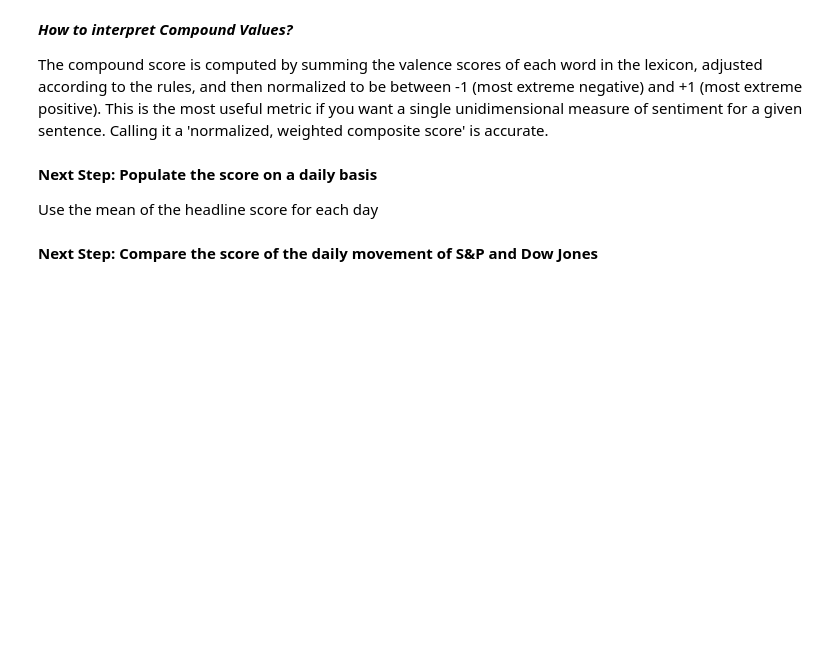
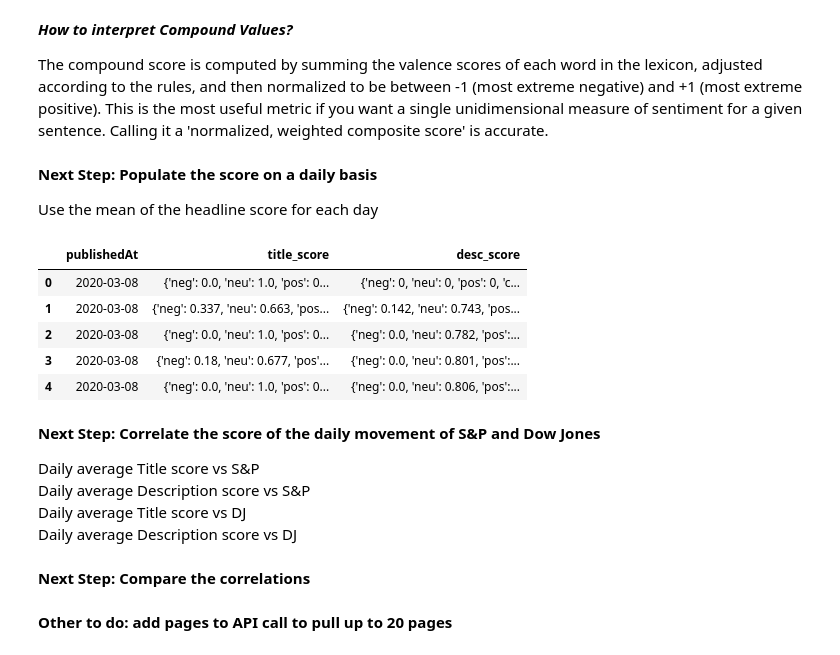
Before and after one commit to SusanQu/SentimentAnalysis, a Jupyter notebook: Sentiment Analysis with Vader.ipynb, the cells around one changed output. Saved outputs shown, nothing was run; the diff lists cells and outputs as text; code cells hidden in the pictures; blank space fills up the shorter version.

```diff
--- a/Sentiment Analysis with Vader.ipynb
+++ b/Sentiment Analysis with Vader.ipynb
@@ -35,0 +38,4 @@ sentiment_analyzer_scores("Today kind of sucked.")
+# %%
+#find date for 30 days ago
+news_start_date = date.today() - timedelta(28)
+print(news_start_date)
@@ -38,7 +46,7 @@ url = ('http://newsapi.org/v2/top-headlines?'
        #'q=' + input('company: ') + '&'
        'country=us&'
        'category=business&'
-       'from=2020-03-01&'
+       'from=' + str(news_start_date) + '&'
        'sortBy=popularity&'
        'pageSize=100&'
        'apiKey=' + input('api key: '))
@@ -54,12 +62,14 @@ Total Results: 70
 news = response.json().get('articles')
 
 #add title score:
+na_score = {'neg': 0, 'neu': 0, 'pos': 0, 'compound': 0}
 for item in news:
     if item['title'] is None:
-        continue
-    item.update({'title_score': sentiment_analyzer_scores(item['title'])})
+        item.update({'title_score': na_score})
+    else:
+        item.update({'title_score': sentiment_analyzer_scores(item['title'])})
     if item['description'] is None:
-        item.update({'desc_score': {'neg': 0, 'neu': 0, 'pos': 0, 'compound': 0}})
+        item.update({'desc_score': na_score})
     else:
         item.update({'desc_score': sentiment_analyzer_scores(item['description'])})
 # %%
@@ -106,9 +116,6 @@ row and column: (70, 10)
 # %% [markdown]
 **Plot Title Sentiment Score**
 # %%
-news_df = news_df.fillna('')
-news_df.head()
-
 def graph_sentiment(text, score, graph_title):
     x = text
     y = [d.get('neg') for d in score]
@@ -138,5 +145,29 @@ AttributeError: 'str' object has no attribute 'get'
 # %% [markdown]
 **Next Step: Populate the score on a daily basis**
 <p> Use the mean of the headline score for each day </p>
+# %%
+#extract date and scores
+news_score_df = news_df[['publishedAt', 'title_score', 'desc_score']].copy()
+
+#remove time from datetime
+news_score_df['publishedAt'] = news_score_df['publishedAt'].str.split('T').str[0]
+
+news_score_df.head()
+# %% [output]
+|  | publishedAt | title_score | desc_score |
+| 0 | 2020-03-08 | {'neg': 0.0, 'neu': 1.0, 'pos': 0... | {'neg': 0, 'neu': 0, 'pos': 0, 'c... |
+| 1 | 2020-03-08 | {'neg': 0.337, 'neu': 0.663, 'pos... | {'neg': 0.142, 'neu': 0.743, 'pos... |
+| 2 | 2020-03-08 | {'neg': 0.0, 'neu': 1.0, 'pos': 0... | {'neg': 0.0, 'neu': 0.782, 'pos':... |
+| 3 | 2020-03-08 | {'neg': 0.18, 'neu': 0.677, 'pos'... | {'neg': 0.0, 'neu': 0.801, 'pos':... |
+| 4 | 2020-03-08 | {'neg': 0.0, 'neu': 1.0, 'pos': 0... | {'neg': 0.0, 'neu': 0.806, 'pos':... |
 # %% [markdown]
-**Next Step: Compare the score of the daily movement of S&P and Dow Jones**
+**Next Step: Correlate the score of the daily movement of S&P and Dow Jones**
+
+<p>Daily average Title score vs S&P <br />
+   Daily average Description score vs S&P <br />
+   Daily average Title score vs DJ <br />
+   Daily average Description score vs DJ <br /></p>
+# %% [markdown]
+**Next Step: Compare the correlations**
+# %% [markdown]
+**Other to do: add pages to API call to pull up to 20 pages**
```
Also changed, not shown: parts of 4 cells of this notebook.
